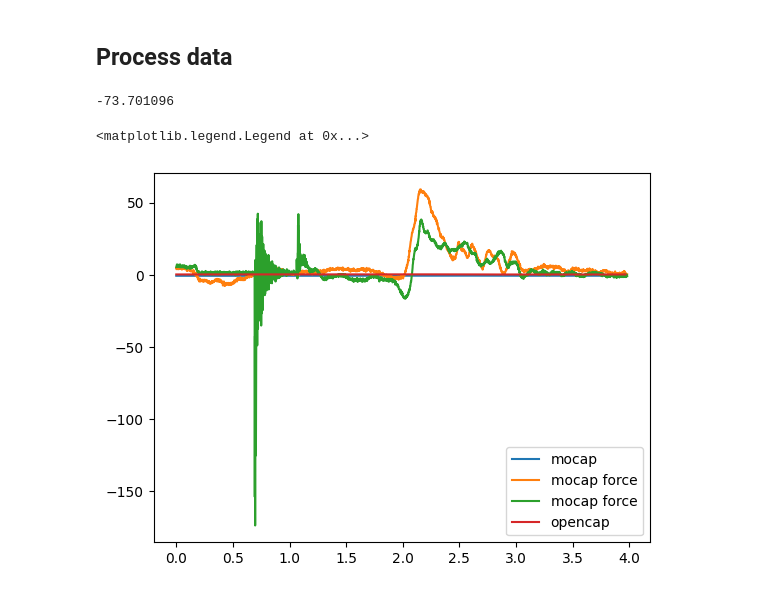
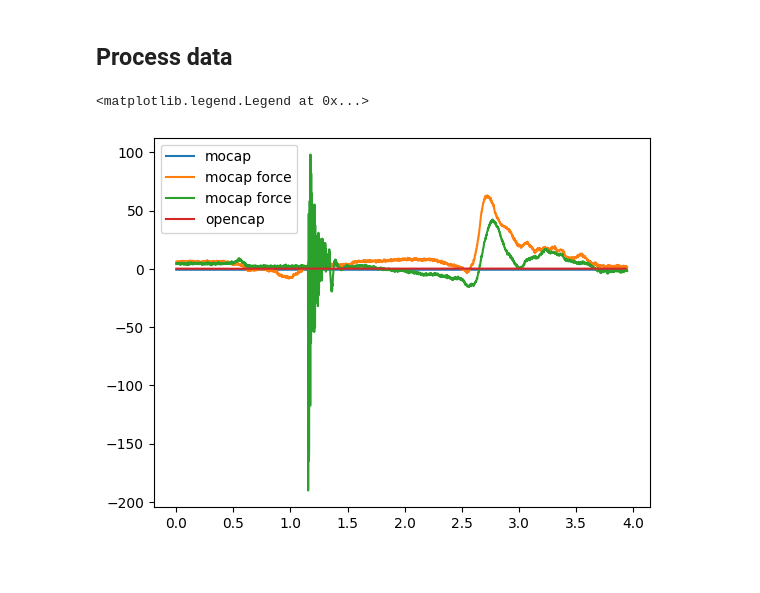
Before and after one commit to Harvard-Slade-Lab/assistive-arm, a Jupyter notebook: notebooks/sync_data.ipynb, the cells around one changed output. Drawn from its saved outputs; the diff is of its cells as text; code cells hidden in the pictures.

```diff
--- a/notebooks/sync_data.ipynb
+++ b/notebooks/sync_data.ipynb
@@ -16,3 +15,11 @@ from assistive_arm.utils.data_preprocessing import prepare_mocap_data, prepare_o
 # %% [markdown]
 ## Read data
+# %%
+jae_data = Path("/Users/xabieririzar/Desktop/Life/Studium/TUM/M.Sc Robotics/Masterarbeit Harvard/Thesis/Subject testing/Subject data/jae_data")
+project_moco_data = Path("/Users/xabieririzar/uni-projects/Harvard/assistive-arm/moco/")
+
+# Set directories
+opencap_data = jae_data / "opencap_data"
+mocap_data = jae_data / "mocap_data"
+opencap_markers = opencap_data / "MarkerData"
 # %%
@@ -102,0 +52,7 @@ mocap_marker_trial_1, mocap_force_trial_1, opencap_marker_trial_1 = sync_mocap_w
+# %%
+# Prepare mocap data
+mocap_markers = prepare_mocap_data(mocap_markers, mocap_marker_names)
+opencap_markers = prepare_opencap_data(opencap_markers)
+mocap_forces_in_opencap_frame = prepare_mocap_force_data(mocap_force_right, mocap_force_left, forces_in_world=True)
+# %%
+mocap_markers, mocap_forces_in_opencap_frame, opencap_markers = sync_mocap_with_opencap(marker_data=mocap_markers, force_data=mocap_forces_in_opencap_frame, opencap_data=opencap_markers)
@@ -103 +97,4 @@ mocap_marker_trial_1, mocap_force_trial_1, opencap_marker_trial_1 = sync_mocap_w
+# %%
+opencap_origin = mocap_markers.Origin.mean(axis=0)
+mocap_forces_in_opencap_frame = transform_force_coordinates(force_trial=mocap_forces_in_opencap_frame, new_origin=opencap_origin)
 # %%
@@ -105,16 +102,12 @@ export_filtered_force(mocap_force_trial_1, project_moco_data / "forces" / "sit_s
-# %%
-mocap_force_trial_1.ground_force_r_px.min()
-# %% [output]
--73.701096
 # %%
-plt.plot(mocap_marker_trial_1.timestamp, mocap_marker_trial_1.X, label="mocap")
-plt.plot(mocap_force_trial_1.time, mocap_force_trial_1.ground_force_r_vx, label="mocap force")
-plt.plot(mocap_force_trial_1.time, mocap_force_trial_1.ground_force_l_vx, label="mocap force")
-plt.plot(opencap_marker_trial_1.Time.t, opencap_marker_trial_1["LKnee"].X, label="opencap")
+plt.plot(mocap_markers.Time.time, mocap_markers.Knee.X, label="mocap")
+plt.plot(mocap_forces_in_opencap_frame.time, mocap_forces_in_opencap_frame.ground_force_r_vx, label="mocap force")
+plt.plot(mocap_forces_in_opencap_frame.time, mocap_forces_in_opencap_frame.ground_force_l_vx, label="mocap force")
+plt.plot(opencap_markers.Time.t, opencap_markers["LKnee"].X, label="opencap")
 plt.legend()
 # %% [output]
 <matplotlib.legend.Legend at 0x...>
-[figure, old version]
+[figure, new version]
 # %%
 fig, axs = plt.subplots(3, sharex="row", figsize=(20, 10))
 
```
Also changed, not shown: parts of 8 cells of this notebook, 23 other files.
